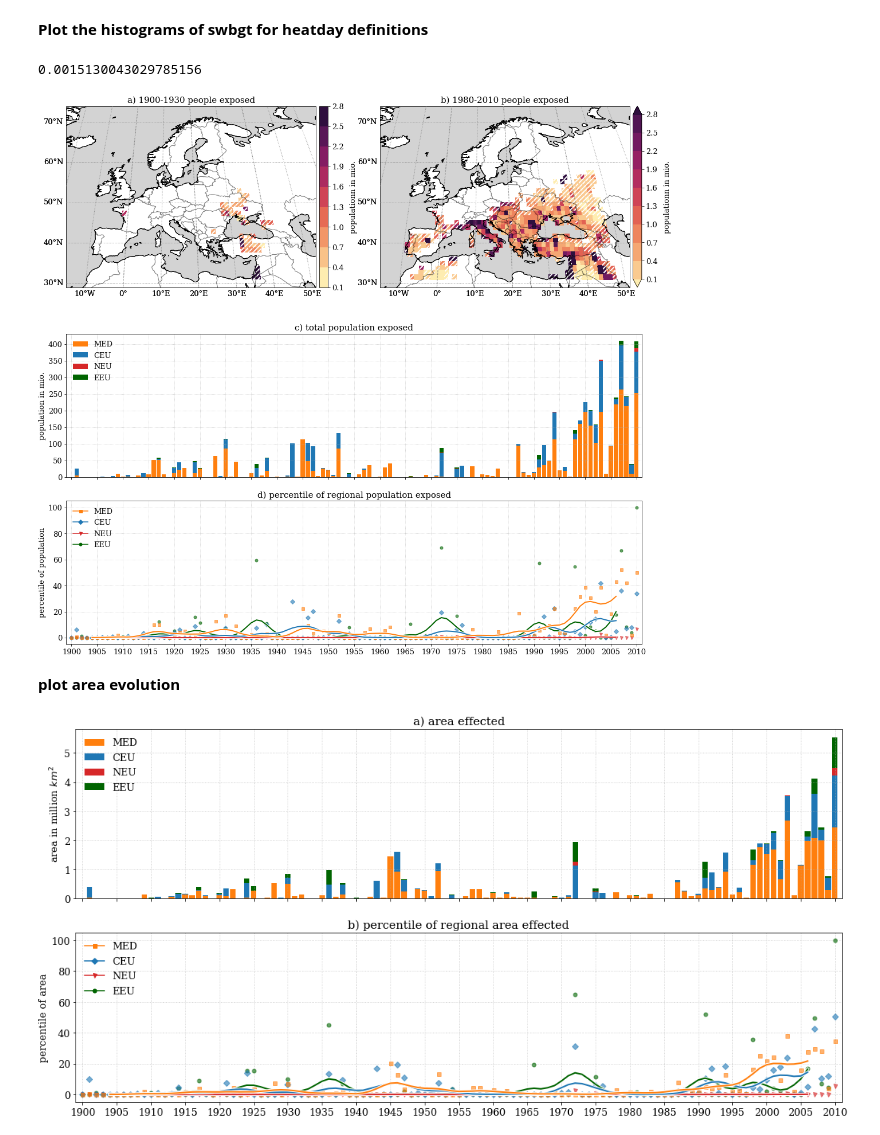
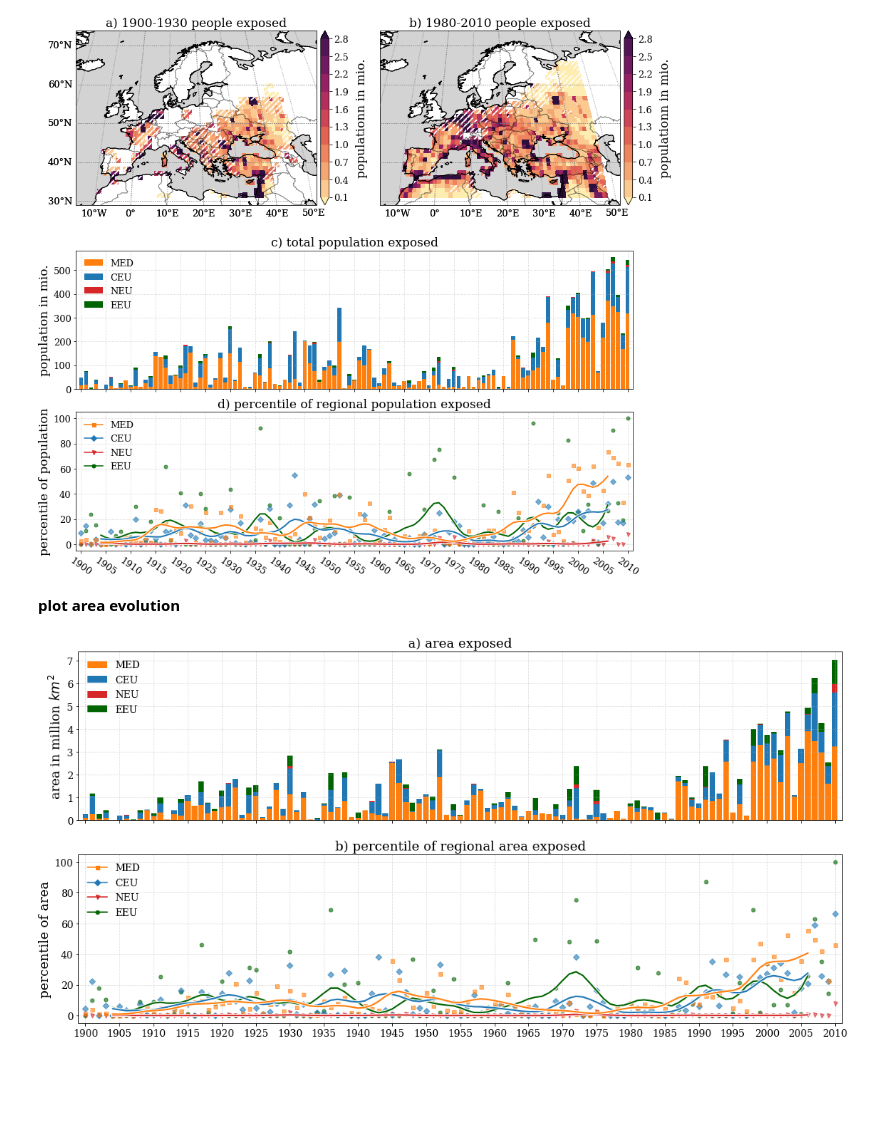
Before and after one commit to nilsnevertree/Trends-in-Heat-Stress-over-Europe, a Jupyter notebook: Scripts/heat_wave_population-ydrunpctl.ipynb, the cells around one changed output. Drawn from its saved outputs; the diff is of its cells as text; code cells hidden in the pictures; blank space fills up the shorter version.

Commit message:
corrected the min year low in population plot from 2.5 to 2

```diff
--- a/Scripts/heat_wave_population-ydrunpctl.ipynb
+++ b/Scripts/heat_wave_population-ydrunpctl.ipynb
@@ -46,6 +46,11 @@ populationfolder = plotfolder + "Population/"
 
 plt.rcParams.update(plotfunc.rcParams_area)
 plt.rcParams.update({'hatch.linewidth': 2})
+plt.rcParams.update({'figure.titlesize': 17,
+                'axes.titlesize': 17,
+                'axes.labelsize': 17,
+                'xtick.labelsize': 13,
+                'ytick.labelsize': 13,})
 
 import scipy.ndimage as ndimage
 filter_func = lambda y : ndimage.gaussian_filter(y, sigma=2.0, truncate=2.0, mode='constant', cval=np.nan)
@@ -81,37 +63,10 @@ Data variables:
-# %% [markdown]
-**Plot the histograms of swbgt for heatday definitions**
-# %%
-# ================== HISTOGRAMMS =================
-
-
-
-
-# duration = 3
-# min_count = 3
-# variable = "t2m"
-# variable_long = "temperature in °C"
-
-st = time.time()
-# mask_duration = hwi.calc_heatwave_index(data.heatwave_mask_ydrunpctl_98_referenceperiod, duration = duration)
-mask_duration = data.heatwave_mask_ydrunpctl_98_referenceperiod
-print(time.time() - st)
-
-# data['heatwave_mask'] = mask_dwd
-# data.heatwave_mask.attrs = dict(long_name = 'mask of heatwave days',
-#                                 definition= 'Defined as 25°C threshold, 98 percentile of temperature and min. 3 days duration (similar to DWD definition)',
-#                                 threshold = threshold,
-#                                 duration = duration,
-#                                 quantile = quantile)
-# data.to_netcdf(data_folder + 'heatwave_europe_full_daymax_masks_population_1900-01-01_2010-12-31.nc')
-# %% [output]
-0.0015130043029785156
 # %%
 # import cartopy
 
 min_yearlydays = 3
 quantile_sWBGT = 0.98
 min_years = 5
-min_years_low = 1
+min_years_low = 2
 title_first30 = "a) 1900-1930 people exposed"
 title_last30 = "b) 1980-2010 people exposed"
 middle_title = "c) total population exposed"
@@ -119,44 +74,51 @@ lower_title = "d) percentile of regional population exposed"
 suptitle = "population exposed to heatwave\nat least {:.0f} heatwave days per year and {:.0f} percentile of sWBGT\nfor a) and b) if at least {:.0f} years with above conditions occure\n for a) and b) hatched if at least {:.0f} years with above conditions occure".format(min_yearlydays, quantile_sWBGT * 100, min_years, min_years_low)
 savename = "population_exposed_{:.0f}mindays_{:.0f}percsWBGT_{:.0f}years".format(min_yearlydays, quantile_sWBGT * 100, min_years)
 
-mask_org = mask_duration & (data.swbgt >= data.swbgt.quantile(quantile_sWBGT, dim = 'time'))
+mask_org = data.heatwave_mask_ydrunpctl_98_referenceperiod & (data.swbgt >= data.swbgt.quantile(quantile_sWBGT, dim = 'time'))
 mask = (mask_org.groupby("time.year").sum('time')) >= min_yearlydays
 # print(mask)
 
 xmin = 1899
 xmax = 2011
 # %%
-fig = plt.figure(figsize = (18,18))
-gs = gridspec.GridSpec(7,2, hspace = 0.4)
+fig = plt.figure(figsize = (14,14))
+gs = gridspec.GridSpec(7,2, wspace = 0.2 , hspace = 0.4)
 # plt.suptitle(suptitle, y = 0.94)
 
 # first 30 years
 timeslice = slice('1900','1931')
+plot_data_low = (data.population_total*1e-6).where(mask.sel(year = timeslice).sum("year") >= min_years_low)
+plot_data = (data.population_total*1e-6).where(mask.sel(year = timeslice).sum("year") >= min_years)
+
 ax0 = fig.add_subplot(gs[0:3, 0],\
     projection=ccrs.EckertV(central_longitude=12.5))
-plotfunc.area_plot(pcolormesh = False,  pcolor = True, ax = ax0, data = (data.population_total*1e-6).where(mask.sel(year = timeslice).sum("year") >= min_years*0.5),
+plotfunc.area_plot(pcolormesh = False,  pcolor = True, ax = ax0, data = plot_data_low,
                    cmap = 'cmo.matter',levels = np.arange(0.1,3,0.3),
-                   colorbar_kwargs = dict(add_colorbar = False),
+                   colorbar_kwargs = dict(add_colorbar = False, extend = "both"),
                    pcolormesh_kwargs = dict(alpha = 1, hatch= '///'))
-plotfunc.area_plot(ax = ax0, data = (data.population_total*1e-6).where(mask.sel(year = timeslice).sum("year") > min_years),
+plotfunc.area_plot(ax = ax0, data = plot_data,
                    cmap = 'cmo.matter', levels = np.arange(0.1,3,0.3),
-                   colorbar_kwargs = dict(label = "populationn in mio."),
+                   colorbar_kwargs = dict(label = "populationn in mio.", extend = "both"),
                    landcolor= False)
 ax0.set_title(title_first30)
 
 # last 30 years
 timeslice = slice('1980','2010')
+plot_data_low = (data.population_total*1e-6).where(mask.sel(year = timeslice).sum("year") >= min_years_low)
+plot_data = (data.population_total*1e-6).where(mask.sel(year = timeslice).sum("year") >= min_years)
+
 ax1 = fig.add_subplot(gs[0:3, 1],\
     projection=ccrs.EckertV(central_longitude=12.5))
-plotfunc.area_plot(pcolormesh = False,  pcolor = True, ax = ax1, data = (data.population_total*1e-6).where(mask.sel(year = timeslice).sum("year") >= min_years*0.5),
+plotfunc.area_plot(pcolormesh = False,  pcolor = True, ax = ax1, data = plot_data_low,
                    cmap = 'cmo.matter',levels = np.arange(0.1,3,0.3),
-                   colorbar_kwargs = dict(add_colorbar = False),
+                   gridline_kwargs = dict(left_labels = False),
+                   colorbar_kwargs = dict(add_colorbar = False, extend = "both"),
                    pcolormesh_kwargs = dict(alpha = 1, hatch= '///'))
-plotfunc.area_plot(ax = ax1, data = (data.population_total*1e-6).where(mask.sel(year = timeslice).sum("year") > min_years),
+plotfunc.area_plot(ax = ax1, data = plot_data,
                    cmap = 'cmo.matter', levels = np.arange(0.1,3,0.3),
-                   colorbar_kwargs = dict(label = "populationn in mio."),
+                   gridline_kwargs = dict(left_labels = False),
+                   colorbar_kwargs = dict(label = "populationn in mio.", extend = "both", ),
                    landcolor= False)
-
 # ax.add_feature(cartopy.feature.BORDERS, zorder = 10, color = "k", alpha = 0.5)
 ax1.set_title(title_last30)
 
@@ -174,40 +136,41 @@ for idx, color, name in [(19, 'tab:orange', 'MED'), (17,'tab:blue', 'CEU'), (16,
 ax2.legend()
 ax2.set_title(middle_title)
 ax2.set_ylabel('population in mio.')
 ax2.set_xlim([xmin,xmax])
 ax2.set_xticks(np.arange(xmin +1,xmax,5))
 ax2.grid()
 
 
 ax3 = fig.add_subplot(gs[5:,:])
 patches = []
 for idx, color, name, marker in [(18, 'darkgreen', 'EEU', 'o'), (16, 'tab:red', 'NEU', 'v'), (17,'tab:blue', 'CEU', 'D'), (19, 'tab:orange', 'MED', 's')]:
     plot_data = 100 * (mask * data.population_total*1e-6).where(mc.mask_region(data.population_total, idx)).sum({'latitude','longitude'})/((data.population_total*1e-6).where(mc.mask_region(data.population_total, idx)).sum({'latitude','longitude'}))
     ax3.plot(mask.year, filter_func(plot_data), color = 'w', linewidth = 4, linestyle = '-', marker = marker, markersize = 0, label = name, zorder = 3)
     ax3.plot(mask.year, filter_func(plot_data), color = color, linewidth = 2, linestyle = '-', marker = marker, markersize = 0, label = name, zorder = 3)
     ax3.plot(mask.year, plot_data, color = color, linestyle = '-', linewidth = 0, markersize = 5, marker = marker, alpha = 0.6, zorder = 2)
     patches.append(mlines.Line2D([], [], color=color, marker=marker,
                           markersize=5, label=name))
 
 ax3.legend(handles = patches[::-1])
 ax3.set_title(lower_title)
 ax3.set_ylabel('percentile of population')
 ax3.get_shared_x_axes().join(ax2, ax3)
 ax2.set_xticklabels([])
 ax3.set_xticks(np.arange(xmin +1,xmax,5))
+ax3.set_xticklabels(np.arange(xmin +1,xmax,5), rotation = -35)
 ax3.set_xlim([xmin,xmax])
 
 # ax3.set_xtickslabels(np.arange(xmax +1,xmax,5))
 ax3.grid()
 fig.savefig(populationfolder + savename + '_ydrunpctl_98_referenceperiod')
 # %% [output]
-[figure, old version]
+[figure, new version]
 # %% [markdown]
 **plot area evolution**
 # %%
 # import cartopy
-middle_title = "a) area effected"
-lower_title = "b) percentile of regional area effected"
+middle_title = "a) area exposed"
+lower_title = "b) percentile of regional area exposed"
 savename = "area_effected_{:.0f}mindays_{:.0f}percsWBGT_{:.0f}years".format(min_yearlydays, quantile_sWBGT * 100, min_years)
 
 mask = mask_duration & (data.swbgt >= data.swbgt.quantile(quantile_sWBGT, dim = 'time'))
@@ -261,4 +224,4 @@ ax3.set_xlim([xmin,xmax])
 ax3.grid()
 fig.savefig(populationfolder + savename + '_ydrunpctl_98_referenceperiod')
 # %% [output]
-[figure, old version]
+[figure, new version]
```
Also changed, not shown: parts of 8 cells of this notebook, 6 other files.
